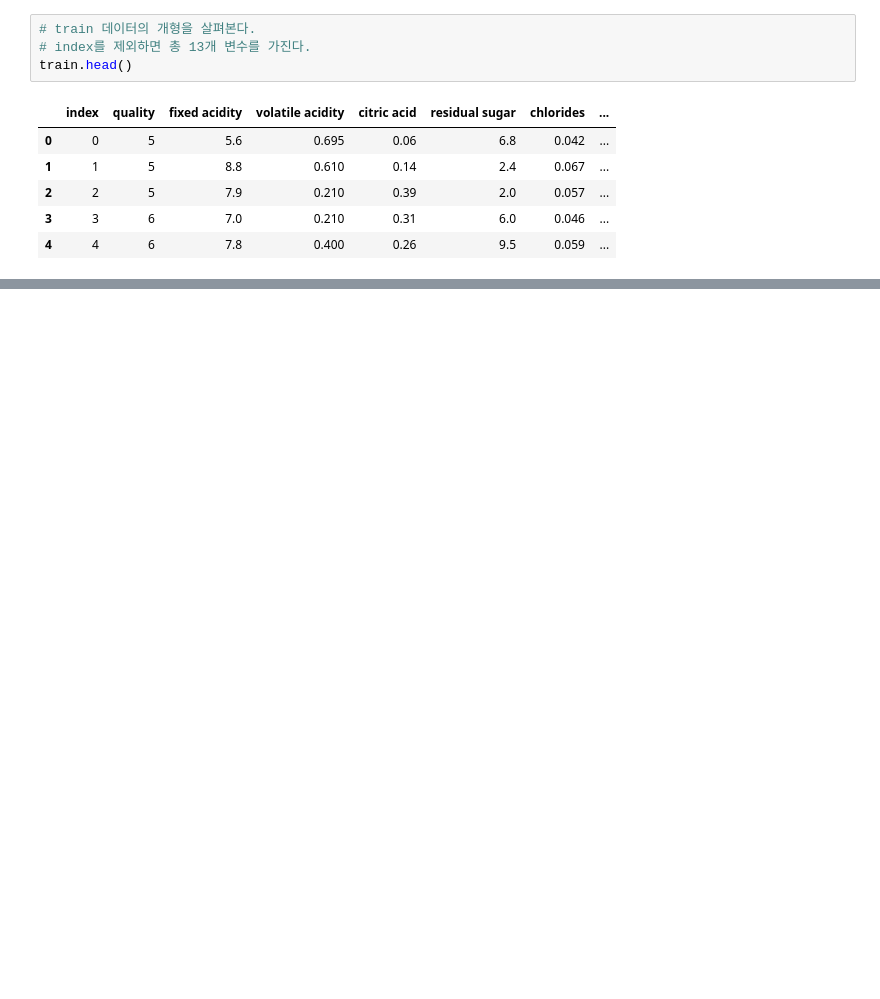
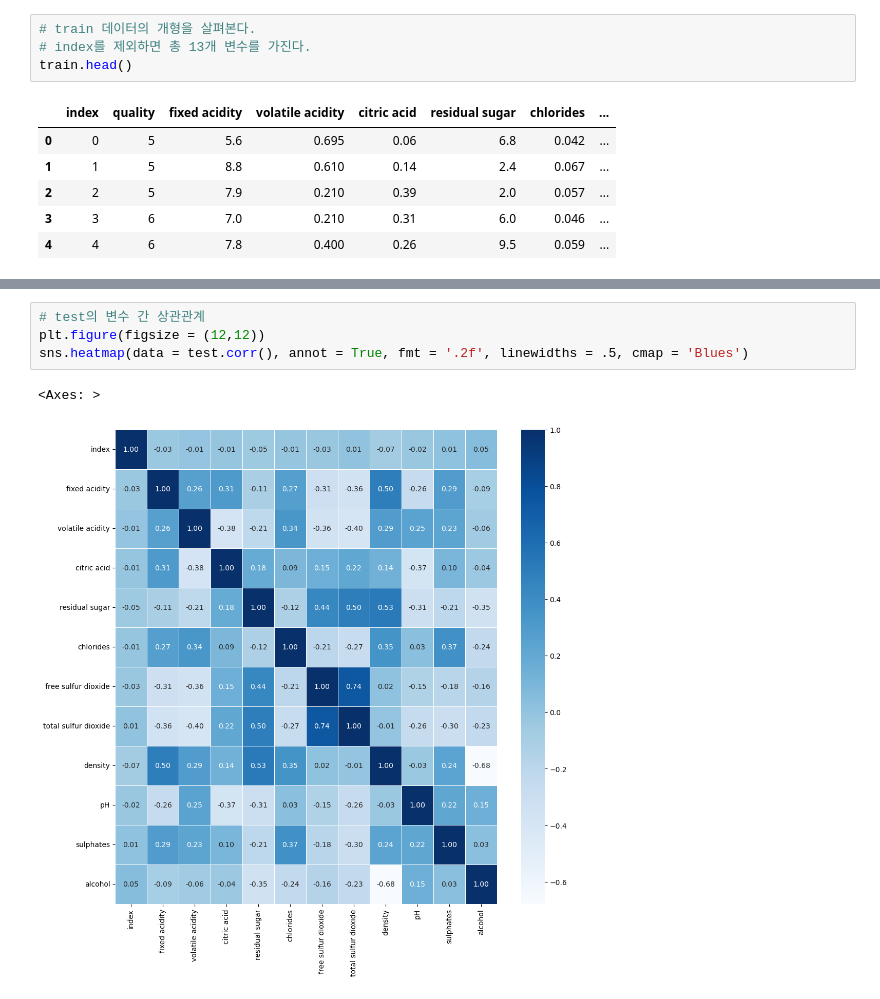
Before and after one commit to Heo-Jeong-Eun/Machine-Learning-Study, a Jupyter notebook: Dacon/Wine Quality Classification Contest.ipynb, the cells around one changed output, grey strips where cells are left out. Saved outputs shown, nothing was run; the diff lists cells and outputs as text; blank space fills up the shorter version.

```diff
--- a/Dacon/Wine Quality Classification Contest.ipynb
+++ b/Dacon/Wine Quality Classification Contest.ipynb
@@ -87,4 +96,11 @@ sns.heatmap(data = train.corr(), annot = True)
 # %% [output]
 <Axes: >
 [figure]
+# %%
+# test의 변수 간 상관관계
+plt.figure(figsize = (12,12))
+sns.heatmap(data = test.corr(), annot = True, fmt = '.2f', linewidths = .5, cmap = 'Blues')
+# %% [output]
+<Axes: >
+[figure, added]
 # %%
```
Also changed, not shown: parts of 35 cells of this notebook.
